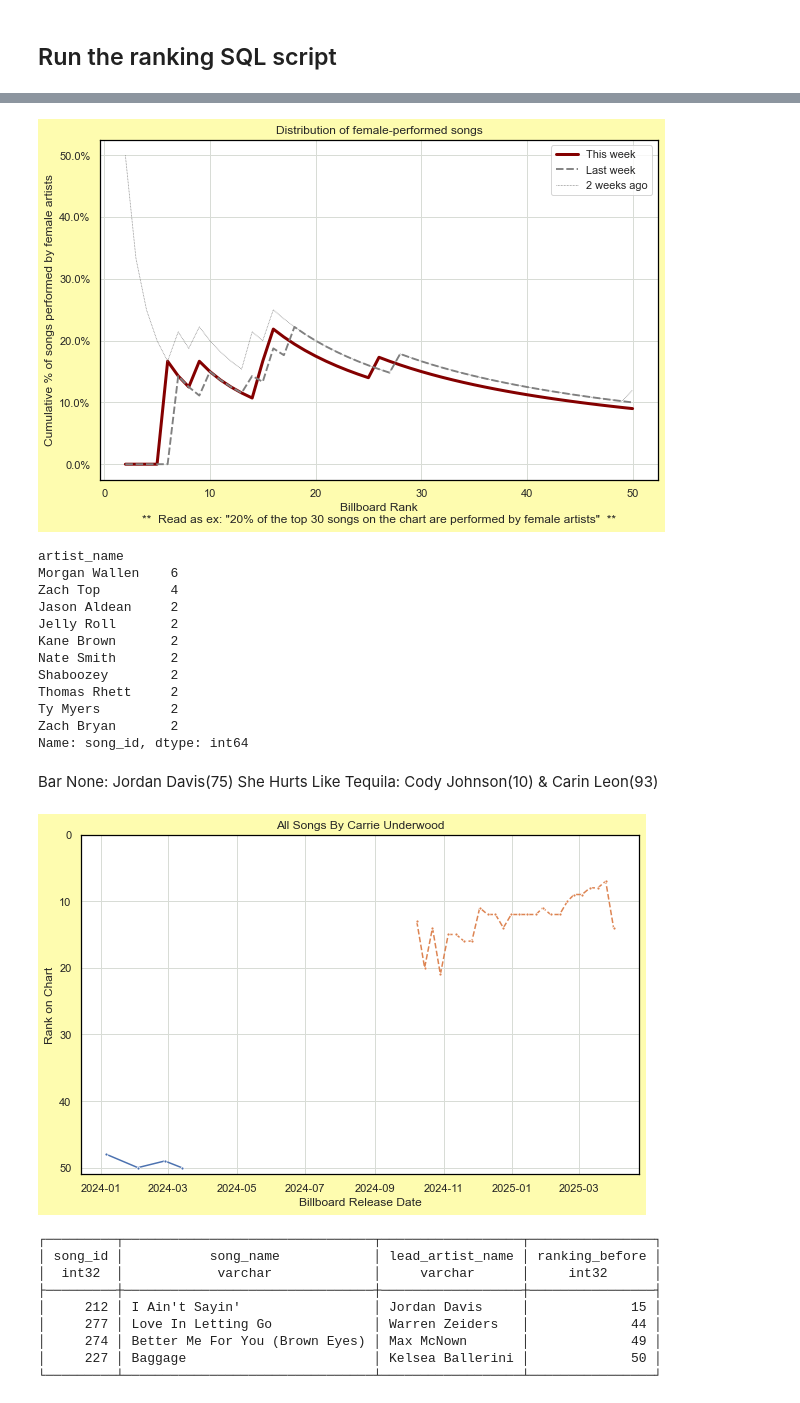
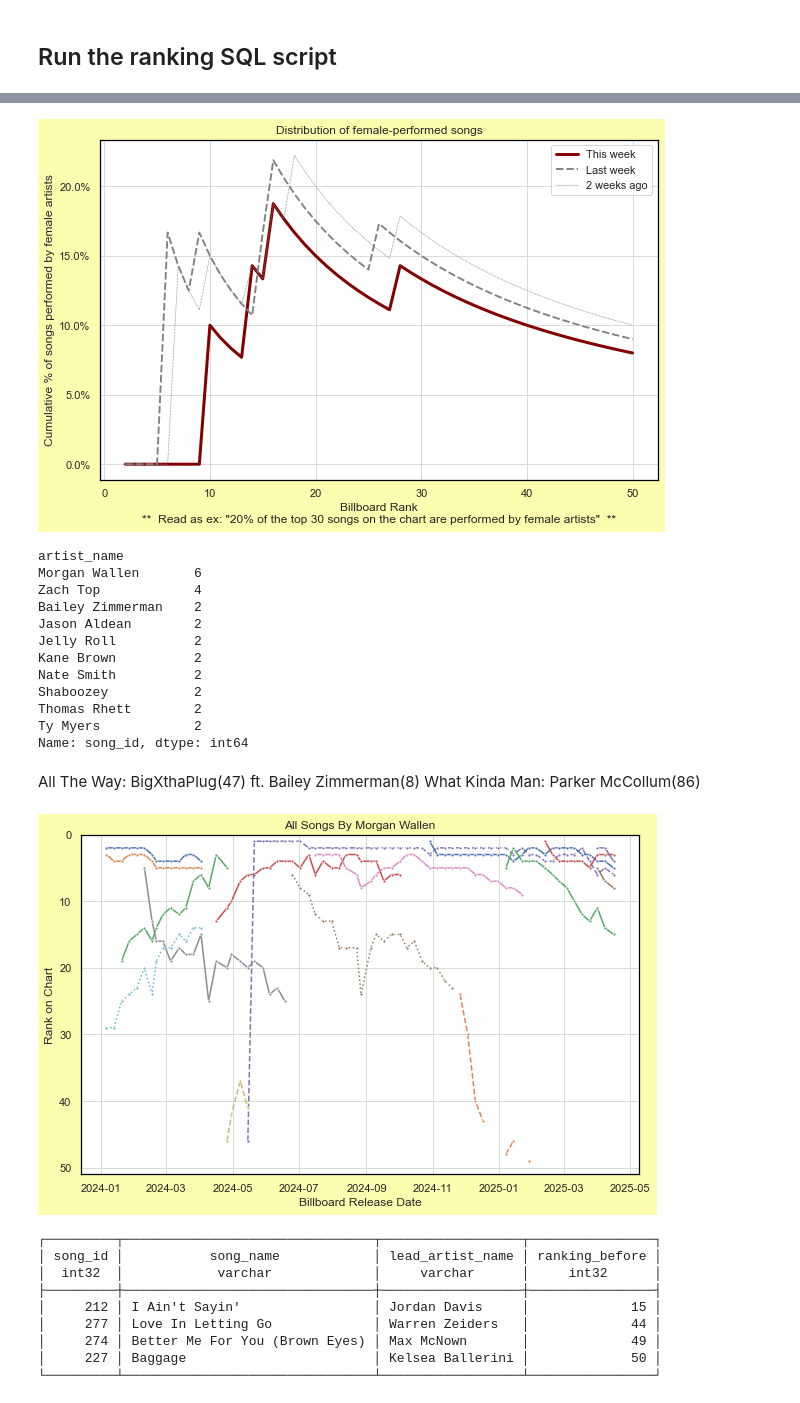
Before and after one commit to jwmanahan/billboard, a Jupyter notebook: add_new_week.ipynb, the cells around one changed output, grey strips where cells are left out. Drawn from its saved outputs; the diff is of its cells as text; code cells hidden in the pictures.

Commit message:
New week

```diff
--- a/add_new_week.ipynb
+++ b/add_new_week.ipynb
@@ -33,7 +33,7 @@ sns.set(
 # Change the billboard_observation_date!
 # %%
 current_date = date.today().strftime('%Y-%m-%d')
-billboard_observation_date = '2025-04-08'
+billboard_observation_date = '2025-04-16'
 # %%
 # Set up SQL connection
 %config SqlMagic.autopandas = True
@@ -405,7 +399,7 @@ In a command terminal
 # %%
 # Set parameters for the ranking
 weeks_lookback = 40 # Arbitrary lookback
-n_weeks_for_recent = 20 # Arbitrary definition of recency, aligned with when bottom half of the chart
+n_weeks_for_recent = 13 # Arbitrary definition of recency, aligned with when bottom half of the chart
     # Compare to: 1, 13, 20, 26, 52
 floor_avg_weeks = 1.67
 value_metric = 'recent_weeks_main_artist'
@@ -737,7 +731,7 @@ plt.xlabel(
 plt.ylabel('Cumulative % of songs performed by female artists')
 graph.yaxis.set_major_formatter(mtick.StrMethodFormatter('{x:.1%}'))
 # %% [output]
-[figure, old version]
+[figure, new version]
 # %%
 credit_type_to_linestyle = {
     'Lead artist' : 'solid'
@@ -754,24 +748,24 @@ df_weeks_for_artist[
 ].sort_values(ascending = False)
 # %% [output]
 artist_name
-Morgan Wallen    6
-Zach Top         4
-Jason Aldean     2
-Jelly Roll       2
-Kane Brown       2
-Nate Smith       2
-Shaboozey        2
-Thomas Rhett     2
-Ty Myers         2
-Zach Bryan       2
+Morgan Wallen       6
+Zach Top            4
+Bailey Zimmerman    2
+Jason Aldean        2
+Jelly Roll          2
+Kane Brown          2
+Nate Smith          2
+Shaboozey           2
+Thomas Rhett        2
+Ty Myers            2
 Name: song_id, dtype: int64
 # %% [markdown]
-Bar None: Jordan Davis(75)
-She Hurts Like Tequila: Cody Johnson(10) & Carin Leon(93)
+All The Way: BigXthaPlug(47) ft. Bailey Zimmerman(8)
+What Kinda Man: Parker McCollum(86)
 # %%
 # For now, manual artist name selection
 # TODO: Create charts for every artist on this week's chart at once
-artist_name = 'Carrie Underwood'
+artist_name = 'Morgan Wallen'
 
 df_weeks_this_artist = df_weeks_for_artist.query(
     f"artist_name == '{artist_name}'"
@@ -782,34 +776,34 @@ df_weeks_this_artist = df_weeks_for_artist.query(
 #     this_artist_id = input("Please input artist ID for differentiation")
 #     df_weeks_this_artist[
 #         df_weeks_this_artist[artist_id] == this_artist_id
 #     ]
 
 for _, row in df_weeks_this_artist.pivot( # TODO no pivot to support legend in char 'song_name'
     index = 'song_id'
     , columns = 'billboard_observation_date' #TODO: weeks ago
     , values = 'billboard_rank'
 ).fillna(
     np.inf # suppresses only if a different song is on the chart in any week within this song's gap
 ).iterrows():
     graph = sns.lineplot(
         data = row
         , linestyle = credit_type_to_linestyle[
             df_weeks_this_artist[
                 df_weeks_this_artist['song_id'] == row.name
             ].groupby('relationship_type').count().iloc[0].name
         ]
         , marker = '.'
     )
 
 graph.set(
     title = f'All Songs By {artist_name}'
     , xlabel = 'Billboard Release Date' # Really observation date (for now)
     , ylabel = 'Rank on Chart'
     , ylim = [0, 51]
 )
 graph.axes.invert_yaxis()
 # %% [output]
-[figure, old version]
+[figure, new version]
 # %%
 # TODO: Set comparison_observation_date as num weeks back, not specific date
 current_observation_date = billboard_observation_date
```
Also changed, not shown: parts of 19 cells of this notebook, 4 other files.
